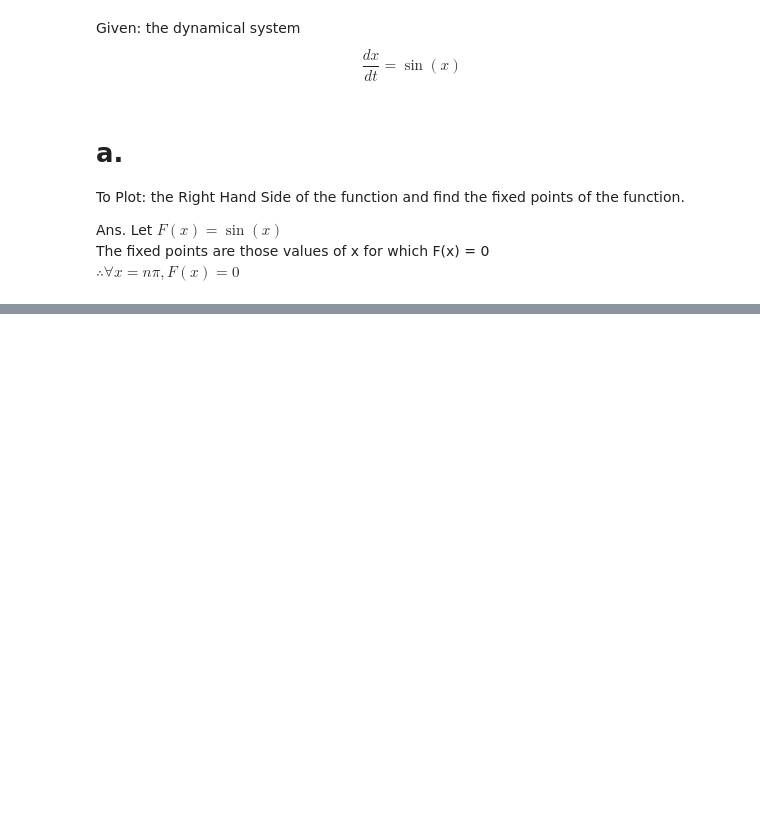
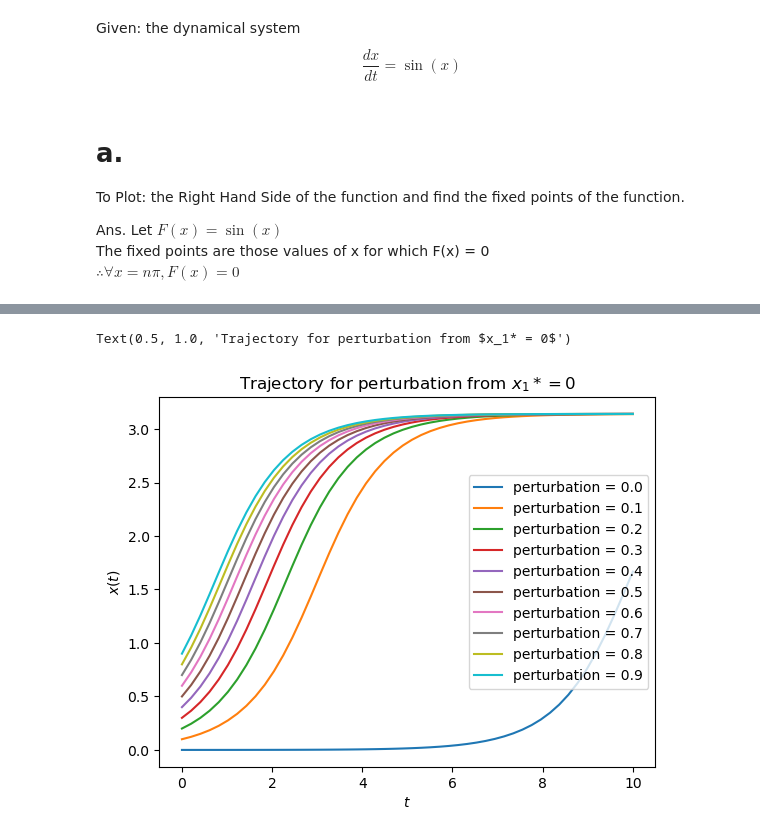
Before and after one commit to vchirag/complex-systems-WiSe202324, a Jupyter notebook: ex1/prob4.ipynb, the cells around one changed output, grey strips where cells are left out. Cells and saved outputs as stored; diff of their text form; code cells hidden in the pictures; blank space fills up the shorter version.

```diff
--- a/ex1/prob4.ipynb
+++ b/ex1/prob4.ipynb
@@ -33,0 +46,30 @@ ax.grid()
+# %%
+# Model has been already defined in part a as func(x, t)
+
+# Choosing a small perturbation around the stable point
+perturb = [0.0001*i for i in np.arange(1, 10000, 1000)]
+# %%
+# Checking if x = 0 is stable or unstable
+point  = 0
+
+# Setting the initial condition
+x0 = [point + perturb[i] for i in range(len(perturb))]
+
+# Setting the time axis
+t = np.linspace(0, 10)
+
+# Finding the trajectory of the particle w.r.t time
+x = [odeint(func, x0[i], t) for i in range(len(perturb))]
+
+fig1, ax = plt.subplots()
+
+for i in range(len(perturb)):
+    plt.plot(t, x[i], label = "perturbation = %.1f" %perturb[i])
+
+ax.legend(loc = "best")
+ax.set_xlabel("$t$")
+ax.set_ylabel("$x(t)$")
+plt.title("Trajectory for perturbation from $x_1* = 0$")
+# %% [output]
+Text(0.5, 1.0, 'Trajectory for perturbation from $x_1* = 0$')
+[figure, added]
```
Also changed, not shown: parts of 15 cells of this notebook.
